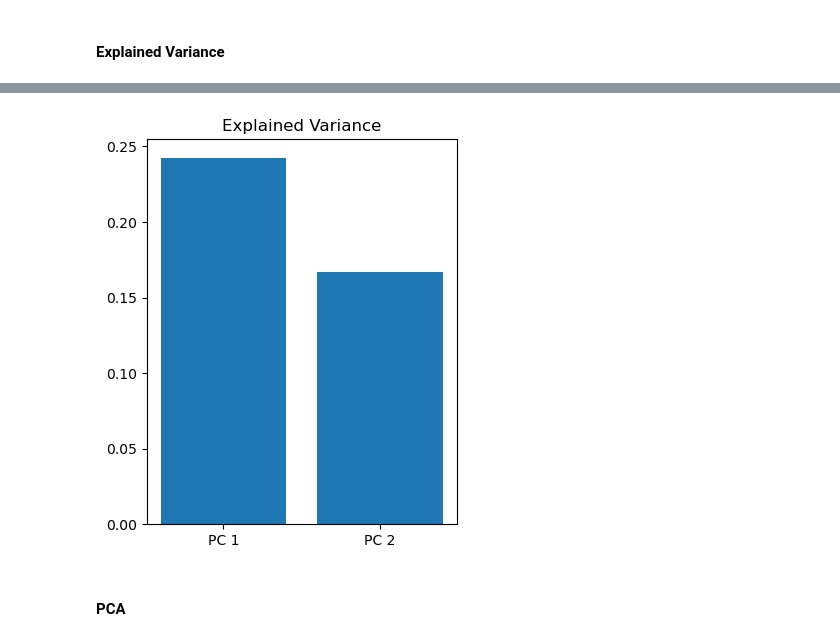
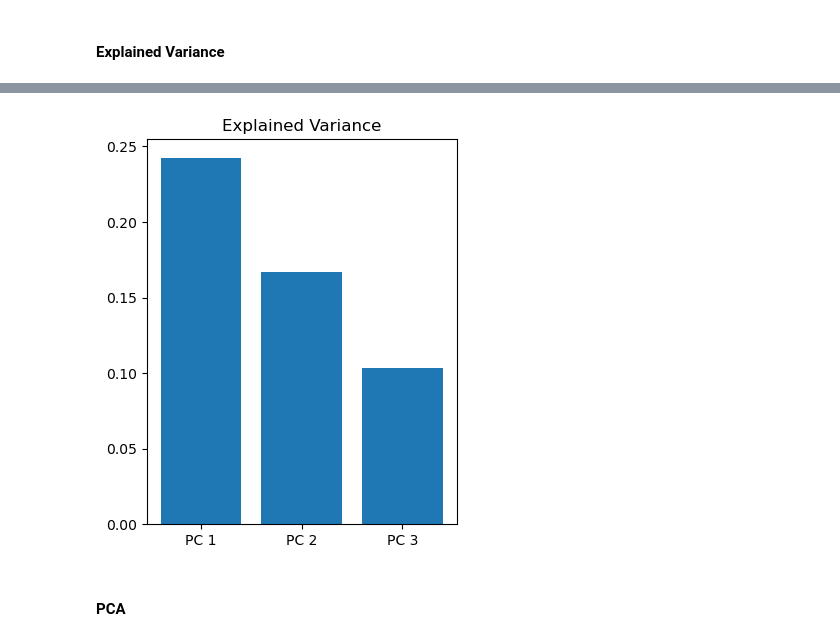
Before and after one commit to hn1902/lipids-proj-new, a Jupyter notebook: cas_cav_cavin_figures.ipynb, the cells around one changed output, grey strips where cells are left out. Saved outputs shown, nothing was run; the diff lists cells and outputs as text; code cells hidden in the pictures.

Commit message:
Added 3D PCA and donut charts to cas9/cav/cavin folder

```diff
--- a/cas_cav_cavin_figures.ipynb
+++ b/cas_cav_cavin_figures.ipynb
@@ -89,7 +89,7 @@ x.shape, np.mean(x[:,20]), np.std(x[:,20])
 # %%
 from sklearn.decomposition import PCA
 # %%
-pca_lipids = PCA(n_components=2)
+pca_lipids = PCA(n_components=3)
 pca=pca_lipids.fit_transform(x)
 # %%
 # create dataframe with principal components
@@ -125,13 +126,13 @@ PC 2: 0.16719905444991578
 # %%
 plt.figure(figsize=(4,5))
 plt.bar(
-    x=['PC 1', 'PC 2'],
+    x=['PC 1', 'PC 2', 'PC 3'],
     height=ev
 )
 plt.title('Explained Variance')
 plt.savefig('graphs/cas_cav_cavin/pca/ExplainedVarianceGraph.png', dpi=300, bbox_inches='tight')
 # %% [output]
-[figure, old version]
+[figure, new version]
 # %% [markdown]
 #### PCA
 # %%
```
Also changed, not shown: parts of 11 cells of this notebook, 15 other files.
